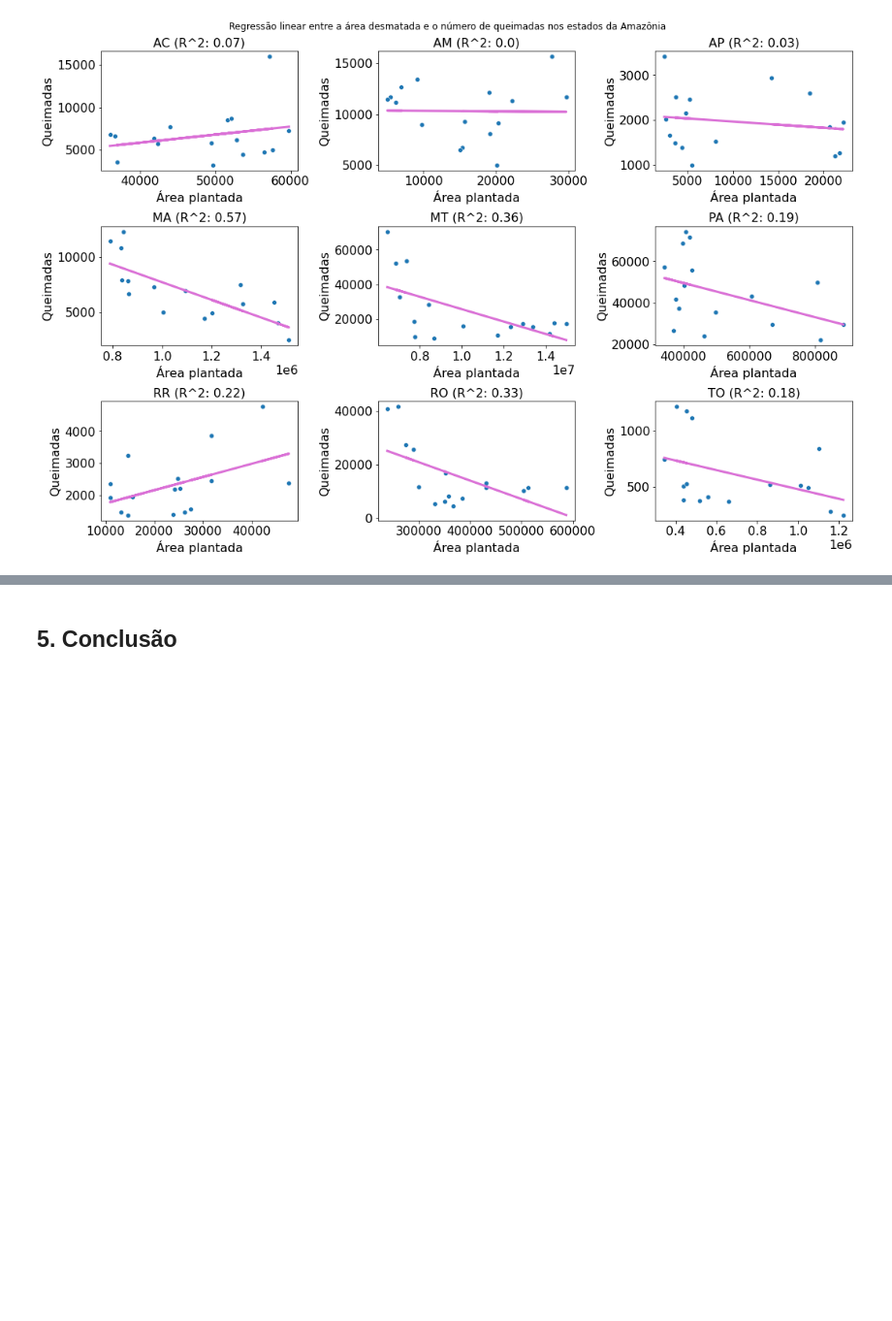
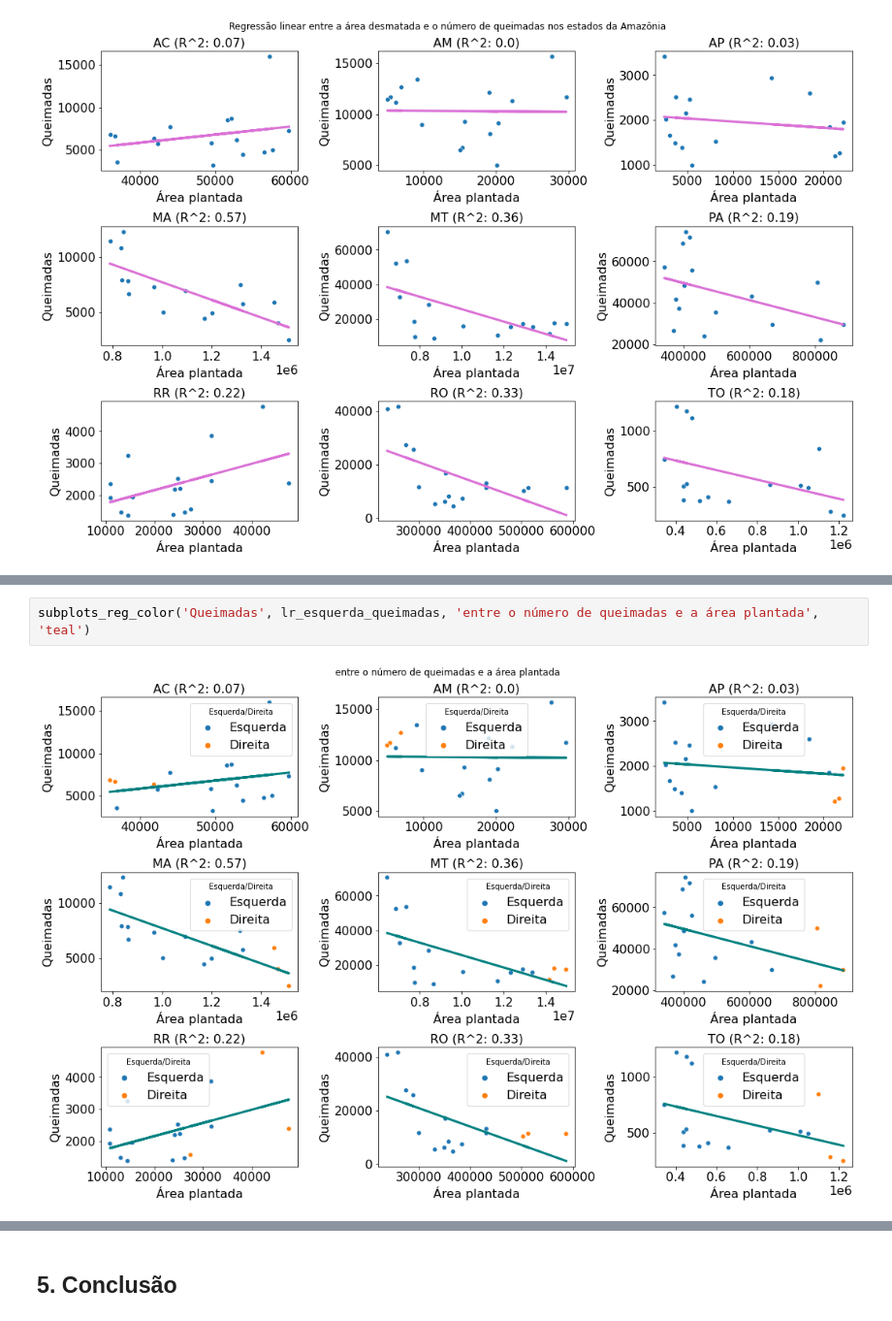
Before and after one commit to thiagomrs/icd2021projetoFinal, a Jupyter notebook: Relatorio.ipynb, the cells around one changed output, grey strips where cells are left out. Shown at 97% size. Saved outputs shown, nothing was run; the diff lists cells and outputs as text; blank space fills up the shorter version.

```diff
--- a/Relatorio.ipynb
+++ b/Relatorio.ipynb
@@ -603,0 +645,4 @@ subplots_reg('Queimadas', lr_all_queimadas, 'Regressão linear entre a área des
+# %%
+subplots_reg_color('Queimadas', lr_esquerda_queimadas, 'entre o número de queimadas e a área plantada', 'teal')
+# %% [output]
+[figure, added]
```
Also changed, not shown: parts of 10 cells of this notebook.
